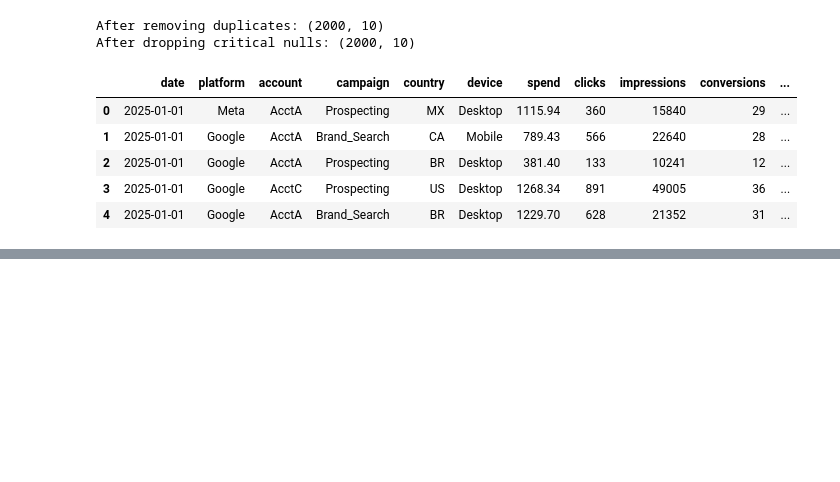
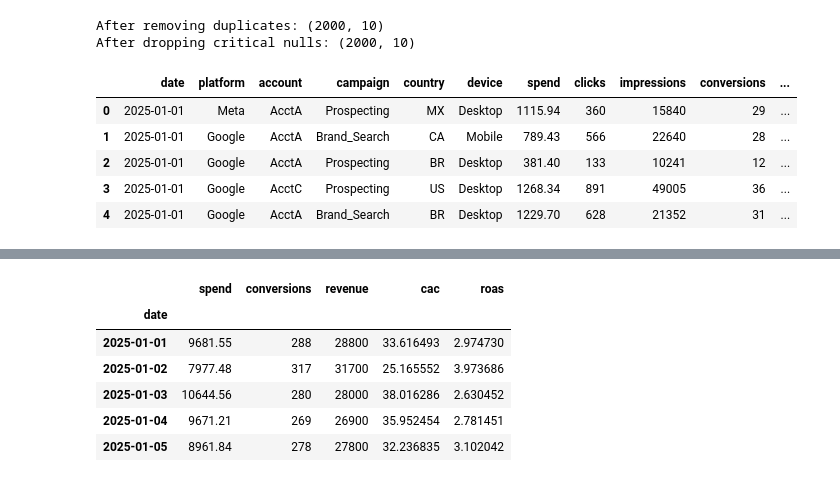
Before and after one commit to octavioeac/ads-spend, a Jupyter notebook: AD_Spend.ipynb, the cells around one changed output, grey strips where cells are left out. Cells and saved outputs as stored; diff of their text form; code cells hidden in the pictures; blank space fills up the shorter version.

```diff
--- a/AD_Spend.ipynb
+++ b/AD_Spend.ipynb
@@ -98,0 +142,17 @@ After dropping critical nulls: (2000, 10)
+# %%
+daily = df.groupby("date", as_index=True).agg({
+    "spend":"sum",
+    "conversions":"sum"
+})
+daily["revenue"] = daily["conversions"] * 100
+daily["cac"] = daily["spend"] / daily["conversions"].replace(0, pd.NA)
+daily["roas"] = daily["revenue"] / daily["spend"].replace(0, pd.NA)
+daily.head()
+# %% [output]
+|  | spend | conversions | revenue | cac | roas |
+| date |  |  |  |  |  |
+| 2025-01-01 | 9681.55 | 288 | 28800 | 33.616493 | 2.974730 |
+| 2025-01-02 | 7977.48 | 317 | 31700 | 25.165552 | 3.973686 |
+| 2025-01-03 | 10644.56 | 280 | 28000 | 38.016286 | 2.630452 |
+| 2025-01-04 | 9671.21 | 269 | 26900 | 35.952454 | 2.781451 |
+| 2025-01-05 | 8961.84 | 278 | 27800 | 32.236835 | 3.102042 |
```
Also changed, not shown: parts of 7 cells of this notebook.
